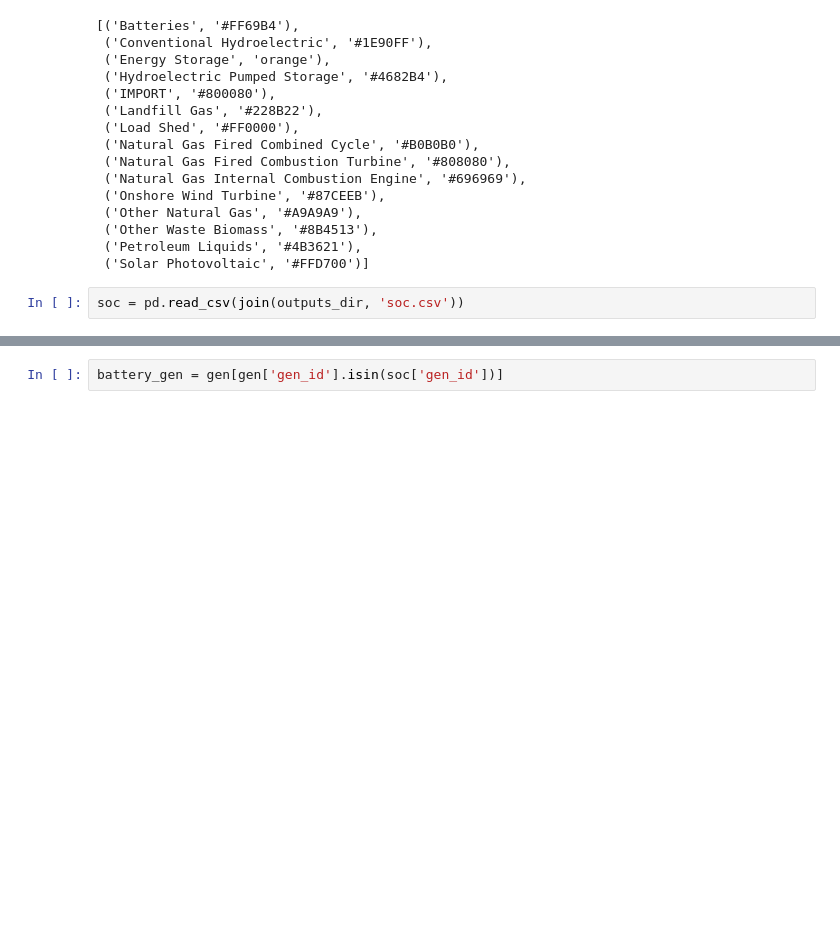
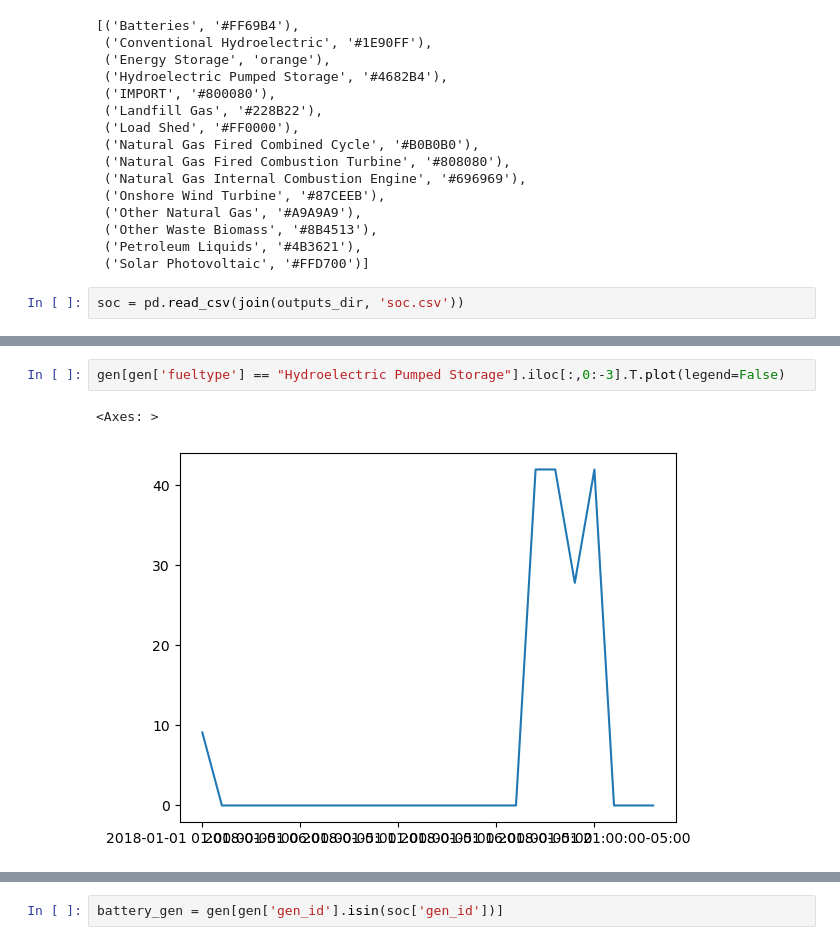
Before and after one commit to asedlak-ucsd/MAE243-Project, a Jupyter notebook: models/san_diego_system/postprocessing/run_postprocess.ipynb, the cells around one changed output, grey strips where cells are left out. Drawn from its saved outputs; the diff is of its cells as text; blank space fills up the shorter version.

```diff
--- a/models/san_diego_system/postprocessing/run_postprocess.ipynb
+++ b/models/san_diego_system/postprocessing/run_postprocess.ipynb
@@ -119,0 +114,5 @@ soc
+# %%
+gen[gen['fueltype'] == "Hydroelectric Pumped Storage"].iloc[:,0:-3].T.plot(legend=False)
+# %% [output]
+<Axes: >
+[figure, added]
```
Also changed, not shown: parts of 8 cells of this notebook, 1 other file.
